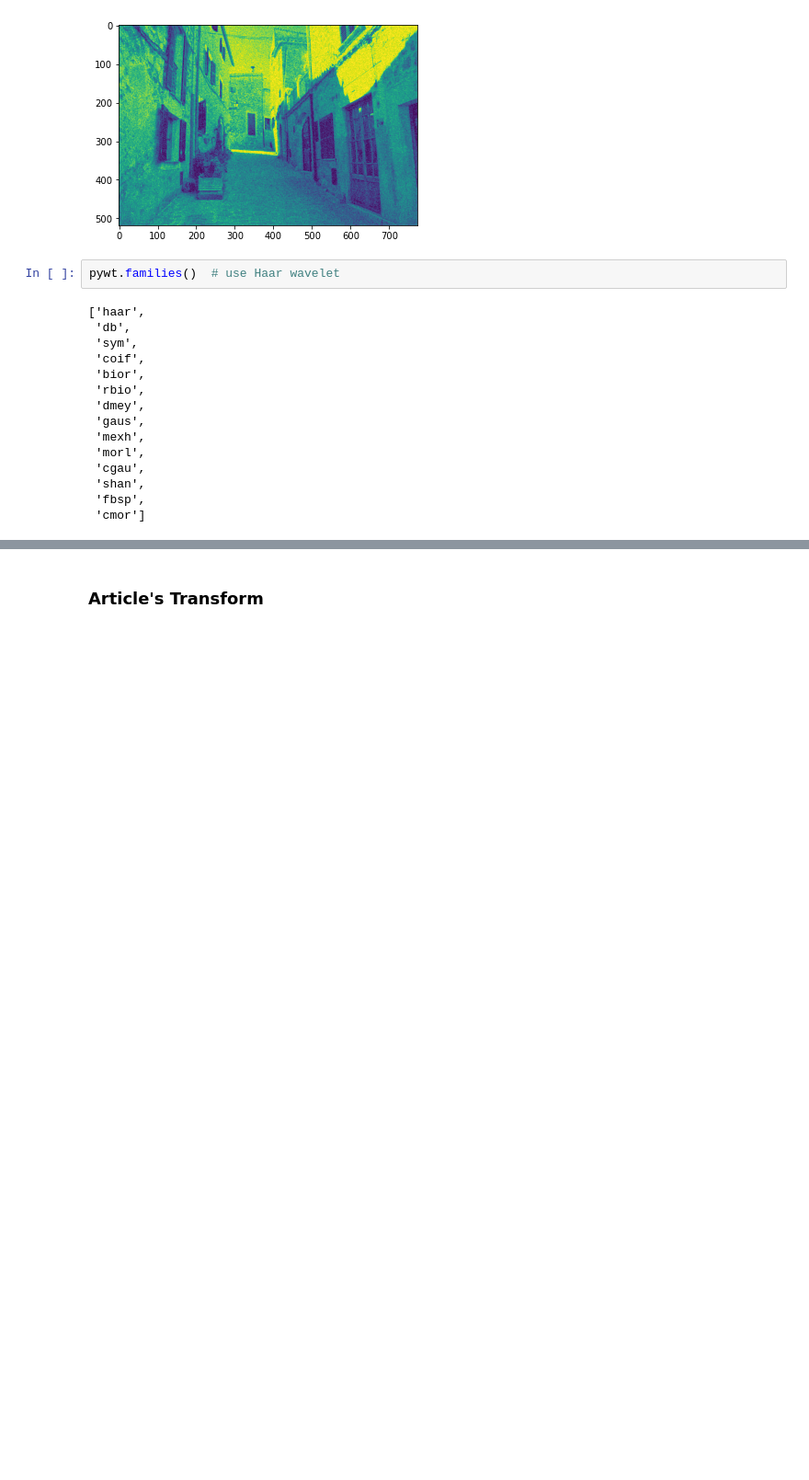
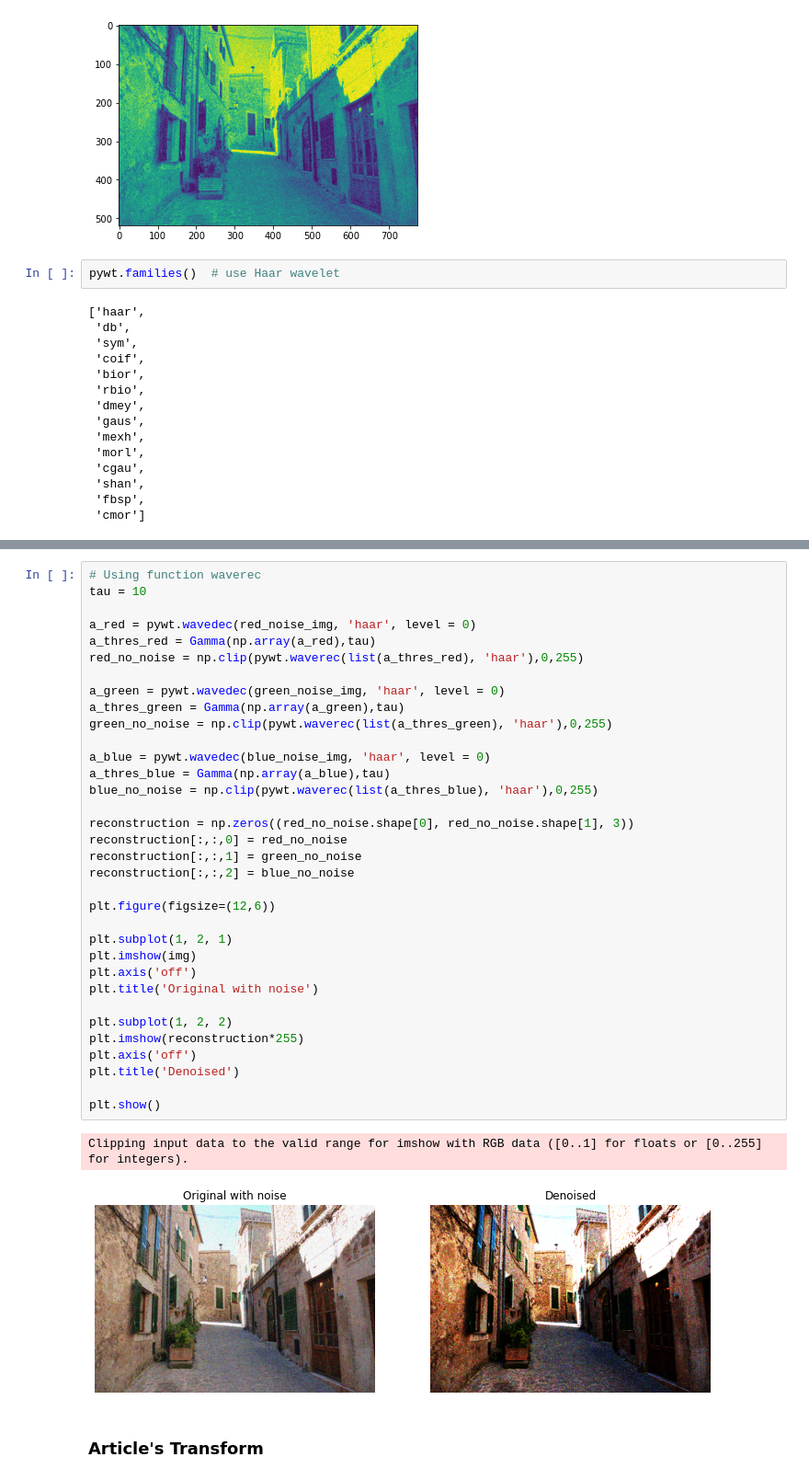
Before and after one commit to fdlci/Imagerie-projet, a Jupyter notebook: project.ipynb, the cells around one changed output, grey strips where cells are left out. Shown at 92% size. Drawn from its saved outputs; the diff is of its cells as text; blank space fills up the shorter version.

```diff
--- a/project.ipynb
+++ b/project.ipynb
@@ -186,2 +213,39 @@ plt.imshow(y-red_noise_img)
+# %%
+# Using function waverec
+tau = 10
+
+a_red = pywt.wavedec(red_noise_img, 'haar', level = 0)
+a_thres_red = Gamma(np.array(a_red),tau)
+red_no_noise = np.clip(pywt.waverec(list(a_thres_red), 'haar'),0,255)
+
+a_green = pywt.wavedec(green_noise_img, 'haar', level = 0)
+a_thres_green = Gamma(np.array(a_green),tau)
+green_no_noise = np.clip(pywt.waverec(list(a_thres_green), 'haar'),0,255)
+
+a_blue = pywt.wavedec(blue_noise_img, 'haar', level = 0)
+a_thres_blue = Gamma(np.array(a_blue),tau)
+blue_no_noise = np.clip(pywt.waverec(list(a_thres_blue), 'haar'),0,255)
+
+reconstruction = np.zeros((red_no_noise.shape[0], red_no_noise.shape[1], 3))
+reconstruction[:,:,0] = red_no_noise
+reconstruction[:,:,1] = green_no_noise
+reconstruction[:,:,2] = blue_no_noise
+
+plt.figure(figsize=(12,6))
+
+plt.subplot(1, 2, 1)
+plt.imshow(img)
+plt.axis('off')
+plt.title('Original with noise')
+
+plt.subplot(1, 2, 2)
+plt.imshow(reconstruction*255)
+plt.axis('off')
+plt.title('Denoised')
+
+plt.show()
+# %% [output]
+Clipping input data to the valid range for imshow with RGB data ([0..1] for floats or [0..255] for integers).
+[figure, added]
 # %% [markdown]
 ### Article's Transform
```
Also changed, not shown: parts of 11 cells of this notebook.
